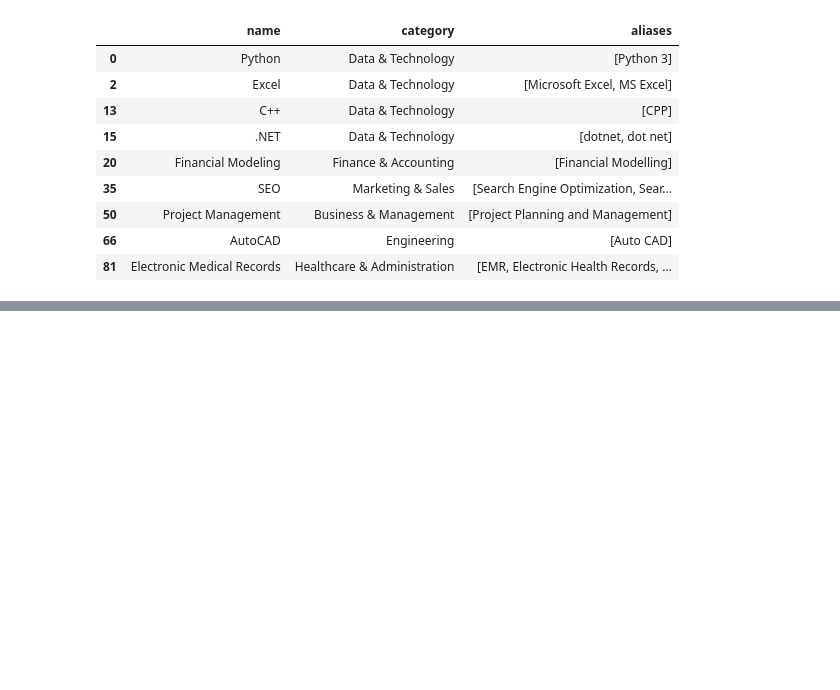
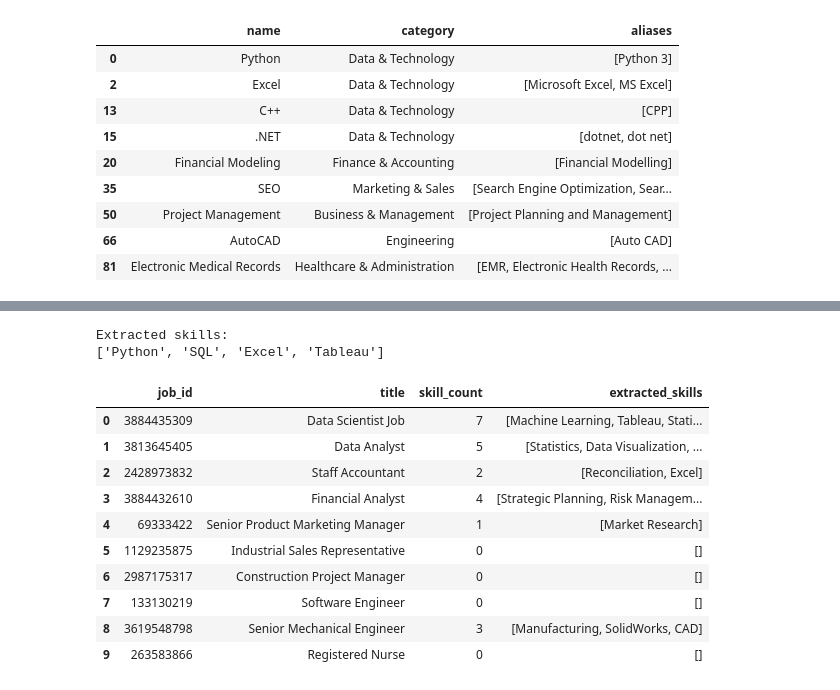
Before and after one commit to jessyyi/Py3onistas, a Jupyter notebook: notebooks/02_feature_extraction.ipynb, the cells around one changed output, grey strips where cells are left out. Saved outputs shown, nothing was run; the diff lists cells and outputs as text; code cells hidden in the pictures; blank space fills up the shorter version.

Commit message:
Implement dictionary-based skill extraction

```diff
--- a/notebooks/02_feature_extraction.ipynb
+++ b/notebooks/02_feature_extraction.ipynb
@@ -418,0 +472,56 @@ display(
+# %%
+import importlib
+import src.feature_extraction as fe
+
+# Reload the updated module
+importlib.reload(fe)
+
+extract_skills = fe.extract_skills
+
+# Test dictionary-based skill extraction
+sample_jd = """
+We are looking for a Data Analyst proficient in
+Python, SQL, MS Excel, and Tableau.
+Experience with Python and Microsoft Excel is preferred.
+"""
+
+print("Extracted skills:")
+print(extract_skills(sample_jd))
+# %% [output]
+Extracted skills:
+['Python', 'SQL', 'Excel', 'Tableau']
+# %%
+import pandas as pd
+
+# Load the cross-occupation validation dataset
+validation_df = pd.read_csv(
+    "../data/reference/jd_validation_sample.csv"
+)
+
+# Extract standardized skills
+validation_df["extracted_skills"] = (
+    validation_df["description"].apply(extract_skills)
+)
+
+# Count extracted skills for each posting
+validation_df["skill_count"] = (
+    validation_df["extracted_skills"].apply(len)
+)
+
+display(
+    validation_df[
+        ["job_id", "title", "skill_count", "extracted_skills"]
+    ]
+)
+# %% [output]
+|  | job_id | title | skill_count | extracted_skills |
+| 0 | 3884435309 | Data Scientist Job | 7 | [Machine Learning, Tableau, Stati... |
+| 1 | 3813645405 | Data Analyst | 5 | [Statistics, Data Visualization, ... |
+| 2 | 2428973832 | Staff Accountant | 2 | [Reconciliation, Excel] |
+| 3 | 3884432610 | Financial Analyst | 4 | [Strategic Planning, Risk Managem... |
+| 4 | 69333422 | Senior Product Marketing Manager | 1 | [Market Research] |
+| 5 | 1129235875 | Industrial Sales Representative | 0 | [] |
+| 6 | 2987175317 | Construction Project Manager | 0 | [] |
+| 7 | 133130219 | Software Engineer | 0 | [] |
+| 8 | 3619548798 | Senior Mechanical Engineer | 3 | [Manufacturing, SolidWorks, CAD] |
+| 9 | 263583866 | Registered Nurse | 0 | [] |
```
Also changed, not shown: parts of 3 cells of this notebook, 1 other file.
